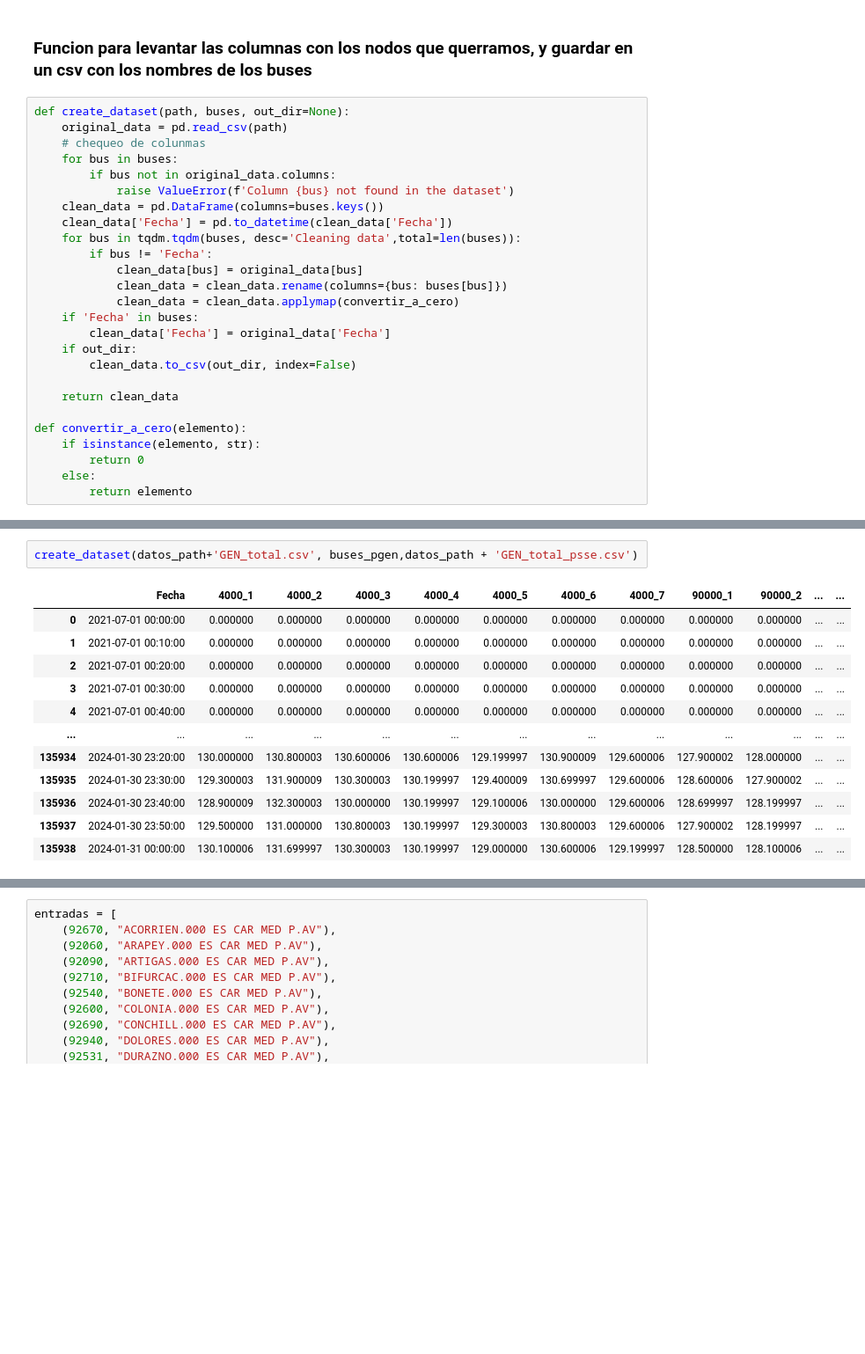
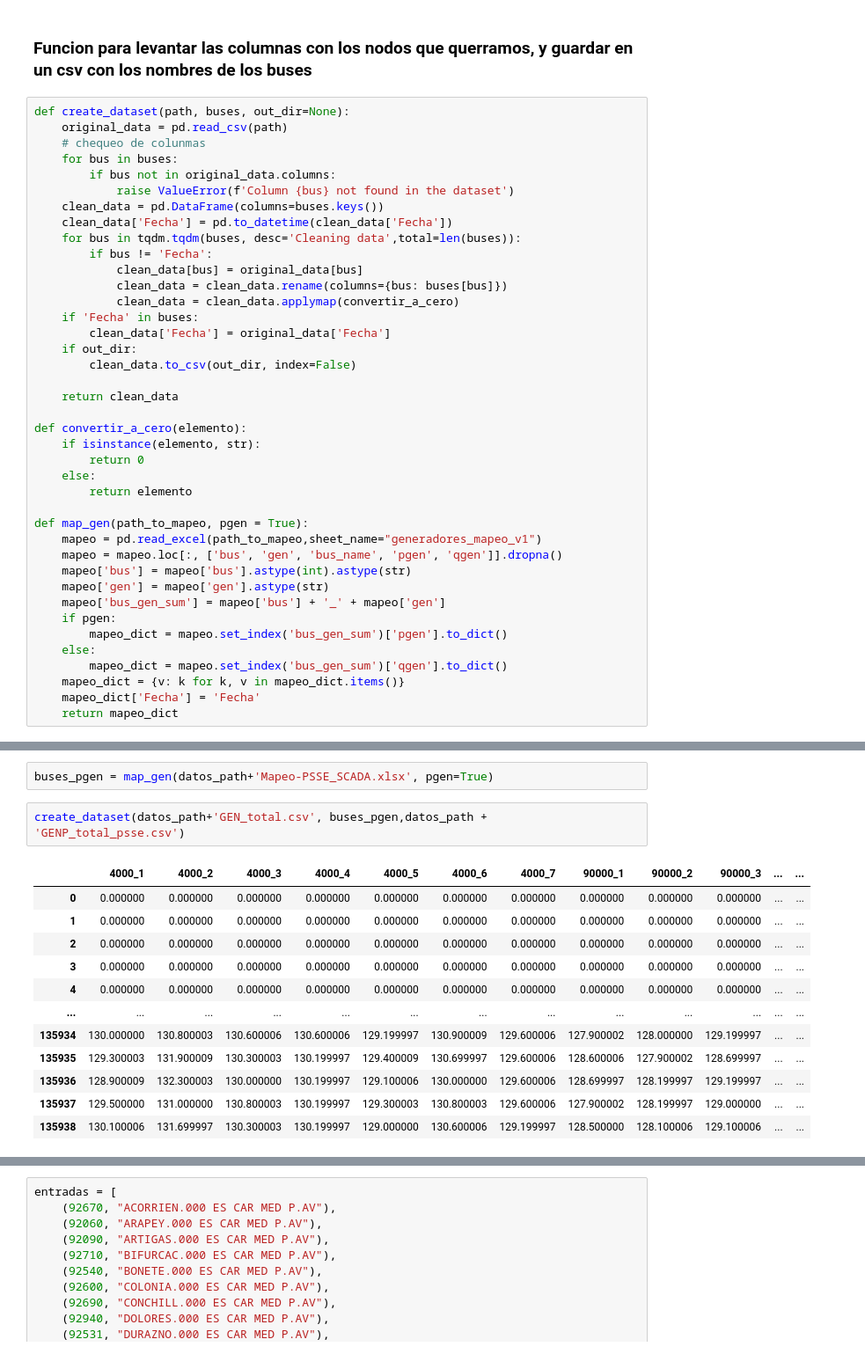
Before and after one commit to NachoBoe/GNN4OPF, a Jupyter notebook: psse_scripts/csv_creator_data_uy.ipynb, the cells around one changed output, grey strips where cells are left out. Shown at 88% size. Drawn from its saved outputs; the diff is of its cells as text; blank space fills up the shorter version.

```diff
--- a/psse_scripts/csv_creator_data_uy.ipynb
+++ b/psse_scripts/csv_creator_data_uy.ipynb
@@ -49,3 +49,17 @@ def convertir_a_cero(elemento):
         return 0
     else:
         return elemento
+
+def map_gen(path_to_mapeo, pgen = True):
+    mapeo = pd.read_excel(path_to_mapeo,sheet_name="generadores_mapeo_v1")
+    mapeo = mapeo.loc[:, ['bus', 'gen', 'bus_name', 'pgen', 'qgen']].dropna()
+    mapeo['bus'] = mapeo['bus'].astype(int).astype(str)
+    mapeo['gen'] = mapeo['gen'].astype(str)
+    mapeo['bus_gen_sum'] = mapeo['bus'] + '_' + mapeo['gen']
+    if pgen:
+        mapeo_dict = mapeo.set_index('bus_gen_sum')['pgen'].to_dict()
+    else:
+        mapeo_dict = mapeo.set_index('bus_gen_sum')['qgen'].to_dict()
+    mapeo_dict = {v: k for k, v in mapeo_dict.items()}
+    mapeo_dict['Fecha'] = 'Fecha'
+    return mapeo_dict
@@ -127,15 +66,17 @@ buses_pgen = {'Fecha': 'Fecha',
+# %%
+buses_pgen = map_gen(datos_path+'Mapeo-PSSE_SCADA.xlsx', pgen=True)
 # %%
-create_dataset(datos_path+'GEN_total.csv', buses_pgen,datos_path + 'GEN_total_psse.csv')
+create_dataset(datos_path+'GEN_total.csv', buses_pgen,datos_path + 'GENP_total_psse.csv')
 # %% [output]
-|  | Fecha | 4000_1 | 4000_2 | 4000_3 | 4000_4 | 4000_5 | 4000_6 | 4000_7 | 90000_1 | 90000_2 | ... | ... |
-| 0 | 2021-07-01 00:00:00 | 0.000000 | 0.000000 | 0.000000 | 0.000000 | 0.000000 | 0.000000 | 0.000000 | 0.000000 | 0.000000 | ... | ... |
-| 1 | 2021-07-01 00:10:00 | 0.000000 | 0.000000 | 0.000000 | 0.000000 | 0.000000 | 0.000000 | 0.000000 | 0.000000 | 0.000000 | ... | ... |
-| 2 | 2021-07-01 00:20:00 | 0.000000 | 0.000000 | 0.000000 | 0.000000 | 0.000000 | 0.000000 | 0.000000 | 0.000000 | 0.000000 | ... | ... |
-| 3 | 2021-07-01 00:30:00 | 0.000000 | 0.000000 | 0.000000 | 0.000000 | 0.000000 | 0.000000 | 0.000000 | 0.000000 | 0.000000 | ... | ... |
-| 4 | 2021-07-01 00:40:00 | 0.000000 | 0.000000 | 0.000000 | 0.000000 | 0.000000 | 0.000000 | 0.000000 | 0.000000 | 0.000000 | ... | ... |
+|  | 4000_1 | 4000_2 | 4000_3 | 4000_4 | 4000_5 | 4000_6 | 4000_7 | 90000_1 | 90000_2 | 90000_3 | ... | ... |
+| 0 | 0.000000 | 0.000000 | 0.000000 | 0.000000 | 0.000000 | 0.000000 | 0.000000 | 0.000000 | 0.000000 | 0.000000 | ... | ... |
+| 1 | 0.000000 | 0.000000 | 0.000000 | 0.000000 | 0.000000 | 0.000000 | 0.000000 | 0.000000 | 0.000000 | 0.000000 | ... | ... |
+| 2 | 0.000000 | 0.000000 | 0.000000 | 0.000000 | 0.000000 | 0.000000 | 0.000000 | 0.000000 | 0.000000 | 0.000000 | ... | ... |
+| 3 | 0.000000 | 0.000000 | 0.000000 | 0.000000 | 0.000000 | 0.000000 | 0.000000 | 0.000000 | 0.000000 | 0.000000 | ... | ... |
+| 4 | 0.000000 | 0.000000 | 0.000000 | 0.000000 | 0.000000 | 0.000000 | 0.000000 | 0.000000 | 0.000000 | 0.000000 | ... | ... |
 | ... | ... | ... | ... | ... | ... | ... | ... | ... | ... | ... | ... | ... |
-| 135934 | 2024-01-30 23:20:00 | 130.000000 | 130.800003 | 130.600006 | 130.600006 | 129.199997 | 130.900009 | 129.600006 | 127.900002 | 128.000000 | ... | ... |
-| 135935 | 2024-01-30 23:30:00 | 129.300003 | 131.900009 | 130.300003 | 130.199997 | 129.400009 | 130.699997 | 129.600006 | 128.600006 | 127.900002 | ... | ... |
-| 135936 | 2024-01-30 23:40:00 | 128.900009 | 132.300003 | 130.000000 | 130.199997 | 129.100006 | 130.000000 | 129.600006 | 128.699997 | 128.199997 | ... | ... |
-| 135937 | 2024-01-30 23:50:00 | 129.500000 | 131.000000 | 130.800003 | 130.199997 | 129.300003 | 130.800003 | 129.600006 | 127.900002 | 128.199997 | ... | ... |
-| 135938 | 2024-01-31 00:00:00 | 130.100006 | 131.699997 | 130.300003 | 130.199997 | 129.000000 | 130.600006 | 129.199997 | 128.500000 | 128.100006 | ... | ... |
+| 135934 | 130.000000 | 130.800003 | 130.600006 | 130.600006 | 129.199997 | 130.900009 | 129.600006 | 127.900002 | 128.000000 | 129.199997 | ... | ... |
+| 135935 | 129.300003 | 131.900009 | 130.300003 | 130.199997 | 129.400009 | 130.699997 | 129.600006 | 128.600006 | 127.900002 | 128.699997 | ... | ... |
+| 135936 | 128.900009 | 132.300003 | 130.000000 | 130.199997 | 129.100006 | 130.000000 | 129.600006 | 128.699997 | 128.199997 | 129.199997 | ... | ... |
+| 135937 | 129.500000 | 131.000000 | 130.800003 | 130.199997 | 129.300003 | 130.800003 | 129.600006 | 127.900002 | 128.199997 | 129.000000 | ... | ... |
+| 135938 | 130.100006 | 131.699997 | 130.300003 | 130.199997 | 129.000000 | 130.600006 | 129.199997 | 128.500000 | 128.100006 | 129.100006 | ... | ... |
```
Also changed, not shown: parts of 5 cells of this notebook, 6 other files.
